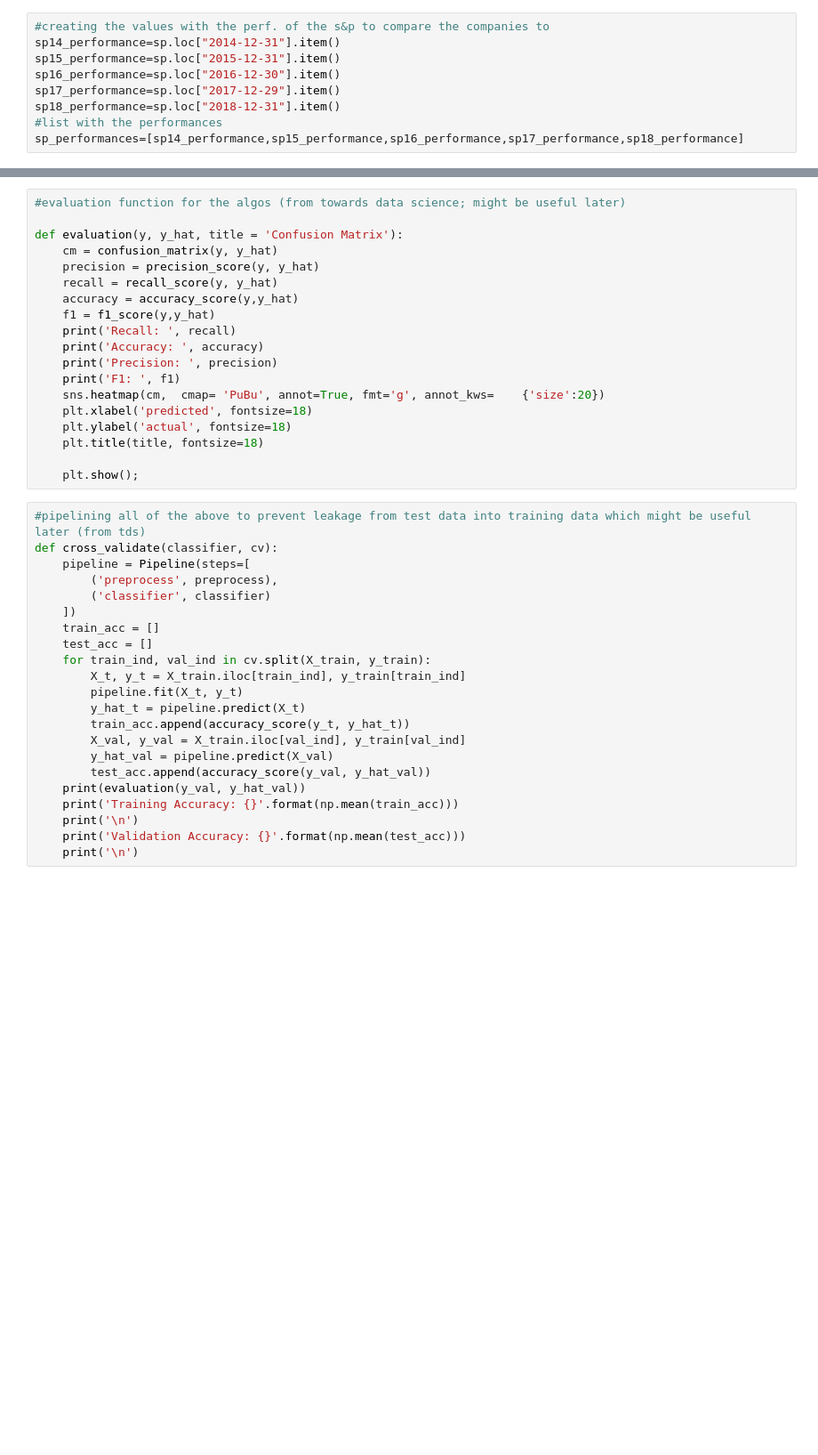
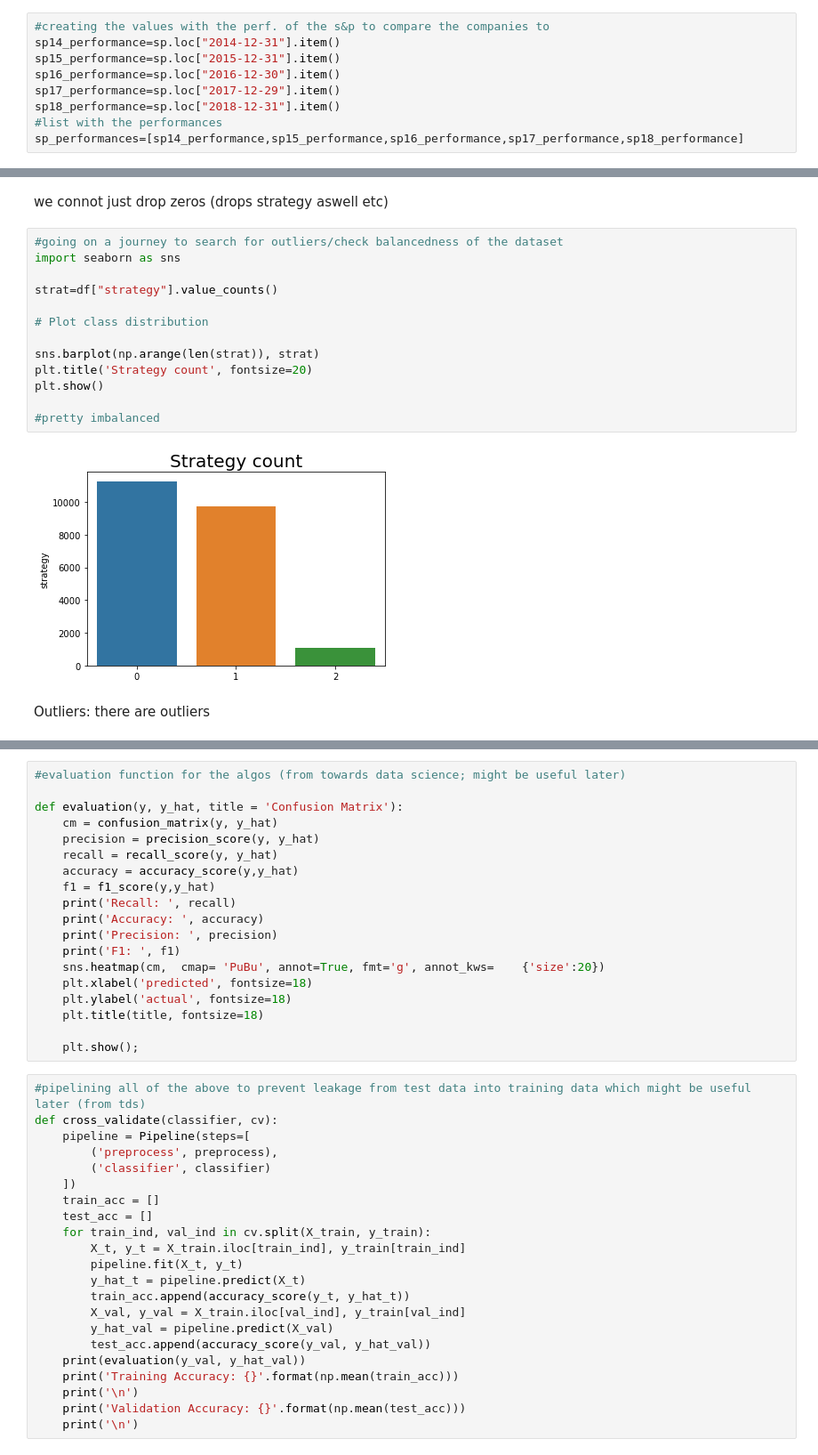
Before and after one commit to enussl/Machine-Learning-Project, a Jupyter notebook: Project.ipynb, the cells around one changed output, grey strips where cells are left out. Shown at 89% size. Saved outputs shown, nothing was run; the diff lists cells and outputs as text; blank space fills up the shorter version.

```diff
--- a/Project.ipynb
+++ b/Project.ipynb
@@ -344,0 +251,19 @@ indizes
+# %% [markdown]
+we connot just drop zeros (drops strategy aswell etc)
+# %%
+#going on a journey to search for outliers/check balancedness of the dataset
+import seaborn as sns
+
+strat=df["strategy"].value_counts()
+
+# Plot class distribution
+
+sns.barplot(np.arange(len(strat)), strat)
+plt.title('Strategy count', fontsize=20)
+plt.show()
+
+#pretty imbalanced
+# %% [output]
+[figure, added]
+# %% [markdown]
+Outliers: there are outliers
```
Also changed, not shown: parts of 58 cells of this notebook.
